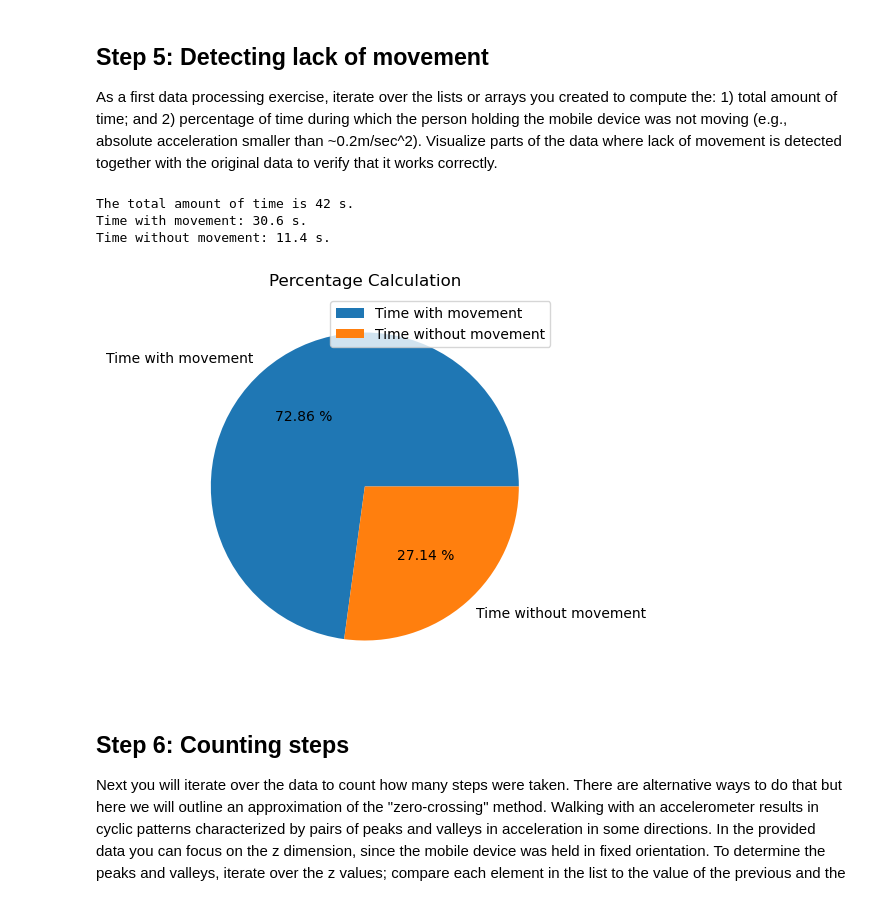
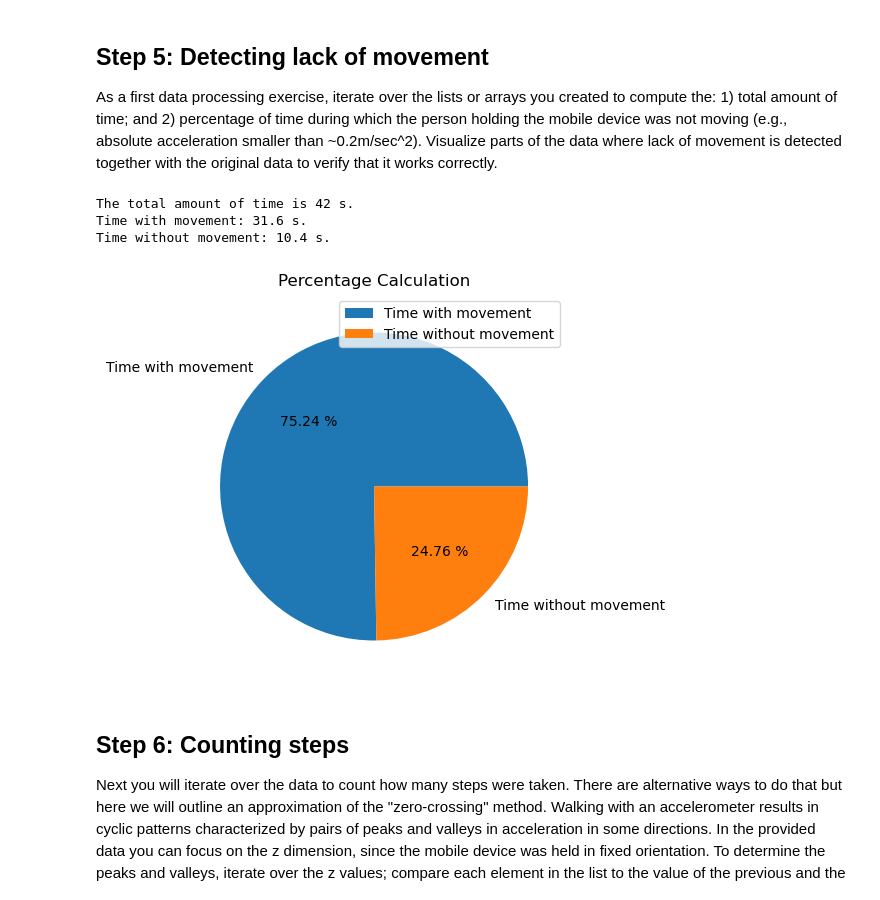
Before and after one commit to open-minded13/2023_Winter_Programming_for_Digital_and_Physical_User_Interfaces_at_UW, a Jupyter notebook: Week 3/Lab_2/Lab_2.ipynb, the cells around one changed output. Cells and saved outputs as stored; diff of their text form; code cells hidden in the pictures.

```diff
--- a/Week 3/Lab_2/Lab_2.ipynb
+++ b/Week 3/Lab_2/Lab_2.ipynb
@@ -159,27 +159,33 @@ Let's see the respective acceleration changes in the z-axis directions:
 As a first data processing exercise, iterate over the lists or arrays you created to compute the: 1) total amount of time; and 2) percentage of time during which the person holding the mobile device was not moving (e.g., absolute acceleration smaller than ~0.2m/sec^2). Visualize parts of the data where lack of movement is detected together with the original data to verify that it works correctly.
 # %%
 ## TODO: Code for detecting lack of movement (will be run after running code from Step 3)
+import math
 
 accelerometer_data = accelerometer
-accelerometer_data.columns = ['time', 'acc_x', 'acc_y', 'acc_z']
+accelerometer_data.columns = ["time", "acc_x", "acc_y", "acc_z", "acc_xyz"]
 print("The total amount of time is", int(accelerometer_data['time'].iloc[-1]), "s.")
 
-movement = accelerometer_data[(abs(accelerometer_data.acc_x) >= 0.2) | (abs(accelerometer_data.acc_y) >= 0.2) | (abs(accelerometer_data.acc_z) >= 0.2)]
-lack_of_movement = accelerometer_data[(abs(accelerometer_data.acc_x) < 0.2) & (abs(accelerometer_data.acc_y) < 0.2) & (abs(accelerometer_data.acc_z) < 0.2)]
+acc_xyz = []
+for i in range(len(accelerometer_data)):
+    acc_xyz.append(math.sqrt(pow(accelerometer_data.acc_x[i], 2) + pow(accelerometer_data.acc_y[i], 2) + pow(accelerometer_data.acc_z[i], 2)))
+accelerometer_data["acc_xyz"] = acc_xyz
+
+movement = accelerometer_data[(abs(accelerometer_data.acc_xyz) >= 0.2)]
+lack_of_movement = accelerometer_data[(abs(accelerometer_data.acc_xyz) < 0.2)]
 time_with_movement = len(movement) * 0.2
 time_without_movement = len(lack_of_movement) * 0.2
 print("Time with movement:", time_with_movement, "s.")
 print("Time without movement:", time_without_movement, "s.")
 
 def autopct(pct): # only show the label when it's > 10%
     return ("%.2f %%" % pct) if pct > 10 else ''
 piechart_data = pd.DataFrame({"time": [time_with_movement, time_without_movement]}, index = ["Time with movement", "Time without movement"])
 piechart = piechart_data.plot.pie(y = "time", figsize = (5, 5), autopct = autopct, title = "Percentage Calculation", ylabel = "")
 # %% [output]
 The total amount of time is 42 s.
-Time with movement: 30.6 s.
-Time without movement: 11.4 s.
+Time with movement: 31.6 s.
+Time without movement: 10.4 s.
-[figure, old version]
+[figure, new version]
 # %% [markdown]
 ## Step 6: Counting steps
 
```
